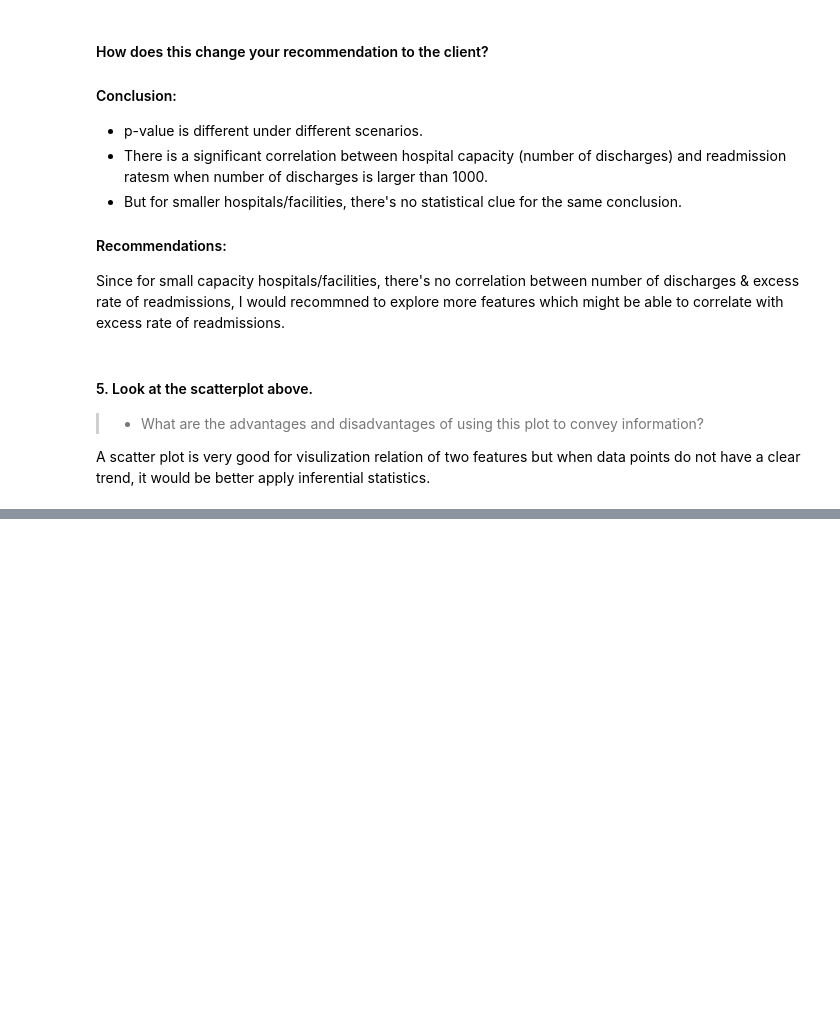
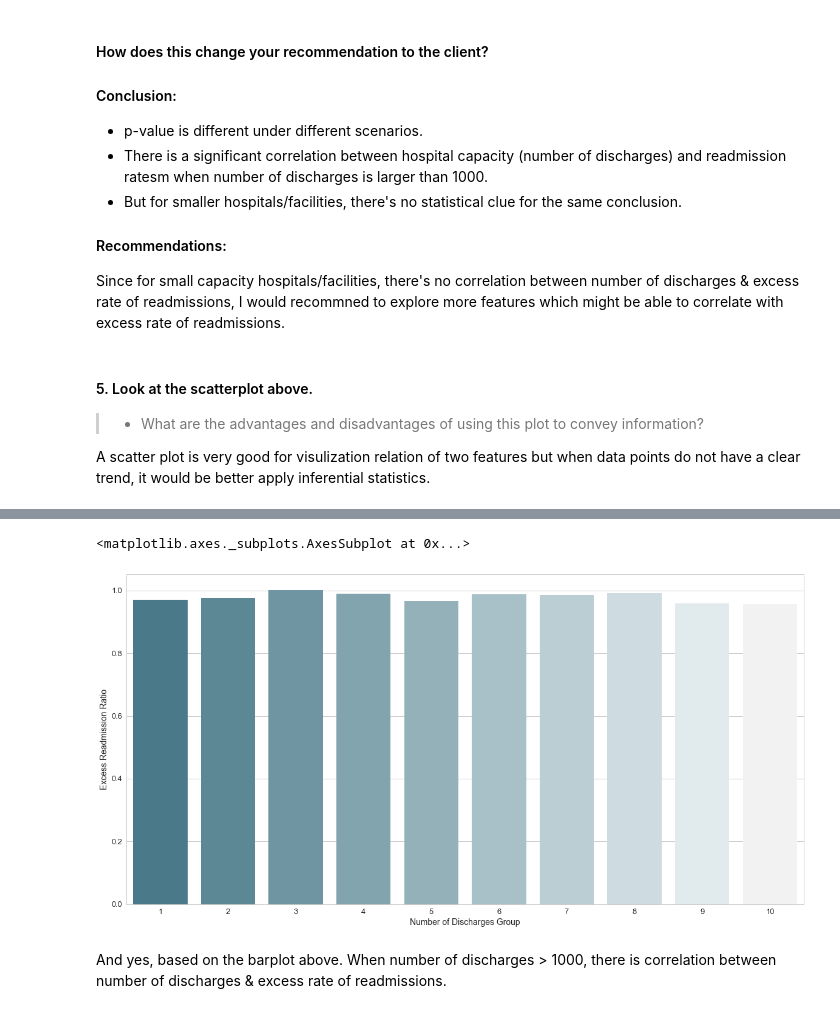
Before and after one commit to nicolechao/springboard-data-science, a Jupyter notebook: Mini Projects and Exercises/EDA Hospital Readmit/sliderule_dsi_inferential_statistics_exercise_3.ipynb, the cells around one changed output, grey strips where cells are left out. Drawn from its saved outputs; the diff is of its cells as text; code cells hidden in the pictures; blank space fills up the shorter version.

```diff
--- a/Mini Projects and Exercises/EDA Hospital Readmit/sliderule_dsi_inferential_statistics_exercise_3.ipynb
+++ b/Mini Projects and Exercises/EDA Hospital Readmit/sliderule_dsi_inferential_statistics_exercise_3.ipynb
@@ -346,0 +405,6 @@ sns.violinplot(x = 'size', y = 'Excess Readmission Ratio', data = clean_hospital
+# %%
+pct = np.percentile(sorted(df_more_than_1000['Number of Discharges']), range(10, 110, 10))
+print(pct)
+
+df_more_than_1000['Number of Discharges Group'] = df_more_than_1000['Number of Discharges'].apply(group_by_n_discharges)
+sns.violinplot(x = 'Number of Discharges Group', y = 'Excess Readmission Ratio', data = df_more_than_1000, ax = ax)
@@ -346,0 +420,3 @@ sns.violinplot(x = 'size', y = 'Excess Readmission Ratio', data = clean_hospital
+# %%
+df_more_than_1000_grouped = df_more_than_1000.groupby('Number of Discharges Group').aggregate(np.mean).reset_index()
+df_more_than_1000_grouped[['Number of Discharges Group', 'Excess Readmission Ratio']]
@@ -346,0 +435,8 @@ sns.violinplot(x = 'size', y = 'Excess Readmission Ratio', data = clean_hospital
+# %%
+ax = get_sub_plot()
+sns.barplot(x = 'Number of Discharges Group', y = 'Excess Readmission Ratio', data = df_more_than_1000_grouped, ax = ax)
+# %% [output]
+<matplotlib.axes._subplots.AxesSubplot at 0x...>
+[figure, added]
+# %% [markdown]
+And yes, based on the barplot above. When number of discharges > 1000, there is correlation between number of discharges & excess rate of readmissions.
```
Also changed, not shown: parts of 16 cells of this notebook.
